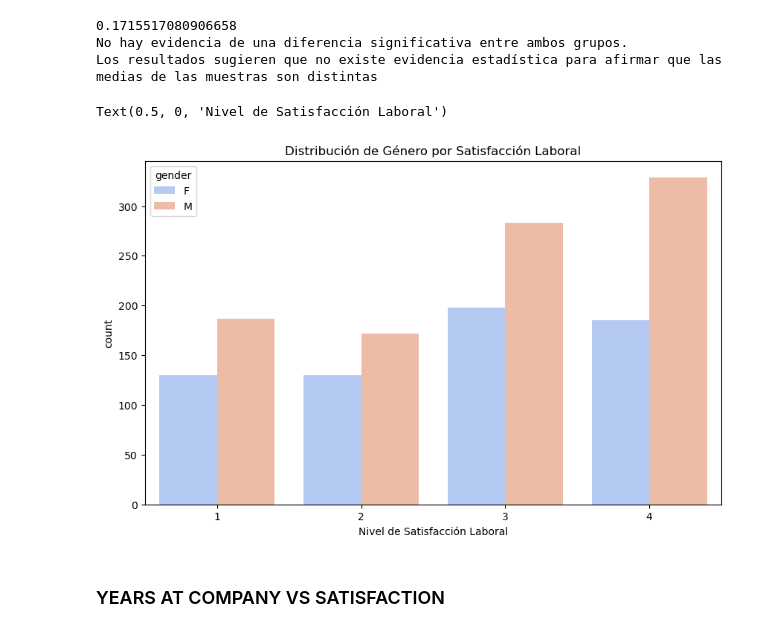
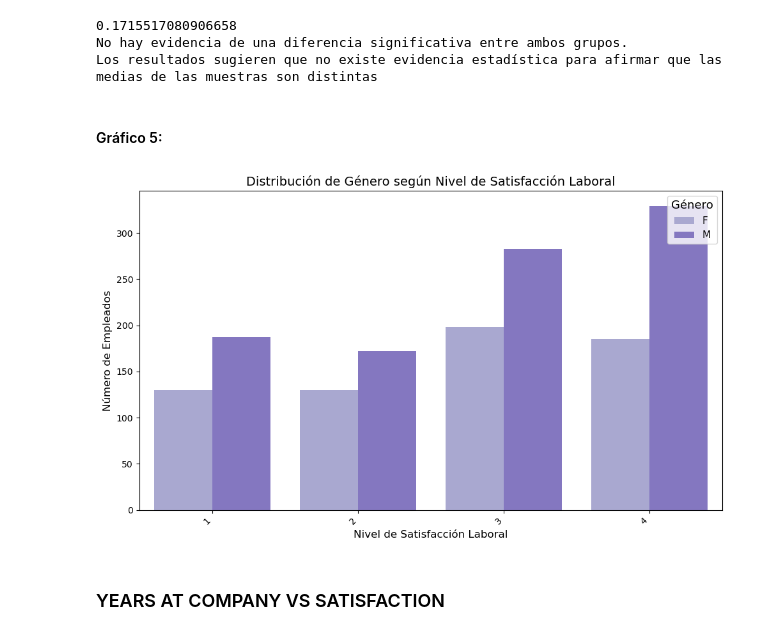
Before and after one commit to ArianaPapantonio/Final_project_module_3, a Jupyter notebook: Fase_4_AB_testing/AB_testing.ipynb, the cells around one changed output. Drawn from its saved outputs; the diff is of its cells as text; code cells hidden in the pictures.

```diff
--- a/Fase_4_AB_testing/AB_testing.ipynb
+++ b/Fase_4_AB_testing/AB_testing.ipynb
@@ -377,14 +419,3 @@ else:
 0.1715517080906658
 No hay evidencia de una diferencia significativa entre ambos grupos.
 Los resultados sugieren que no existe evidencia estadística para afirmar que las medias de las muestras son distintas
-# %%
-plt.figure(figsize=(10,6))
-
-sns.countplot(x="jobsatisfaction", hue="gender", data=df, dodge=True, palette="coolwarm")
-
-# Añadir título y etiquetas
-plt.title("Distribución de Género por Satisfacción Laboral")
-plt.xlabel("Nivel de Satisfacción Laboral")
-# %% [output]
-Text(0.5, 0, 'Nivel de Satisfacción Laboral')
-[figure, removed]
@@ -392,0 +422,27 @@ Text(0.5, 0, 'Nivel de Satisfacción Laboral')
+# %% [markdown]
+#### Gráfico 5:
+# %%
+buhu_palette = ["#A3A1D7", "#7C6BCC", "#6A3D9A", "#5A2E8C", "#9F4CC7"]
+plt.figure(figsize=(10, 6))
+
+# Crear el countplot con mejoras
+sns.countplot(x="jobsatisfaction", hue="gender", data=df, dodge=True, palette=buhu_palette)
+
+# Añadir título y etiquetas con un formato mejorado
+plt.title("Distribución de Género según Nivel de Satisfacción Laboral", fontsize=14)
+plt.xlabel("Nivel de Satisfacción Laboral", fontsize=12)
+plt.ylabel("Número de Empleados", fontsize=12)
+
+# Ajustar las etiquetas del eje X para que no se superpongan
+plt.xticks(rotation=45, ha='right', fontsize=10)
+
+# Mejorar la leyenda
+plt.legend(title="Género", title_fontsize='13', loc='upper right', fontsize=11)
+
+# Ajustar el espaciado de los gráficos
+plt.tight_layout()
+
+# Mostrar el gráfico
+plt.show()
+# %% [output]
+[figure, added]
```
Also changed, not shown: parts of 31 cells of this notebook.
